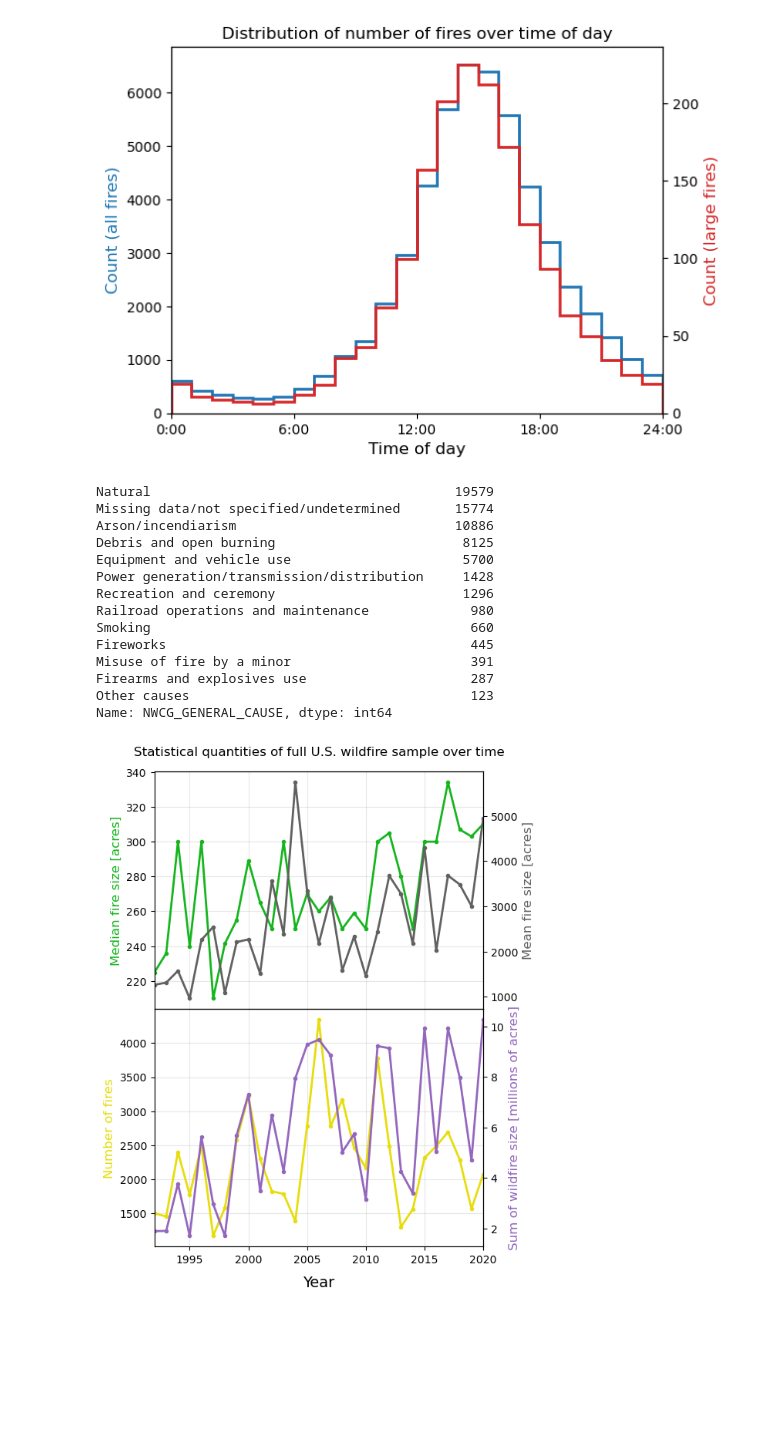
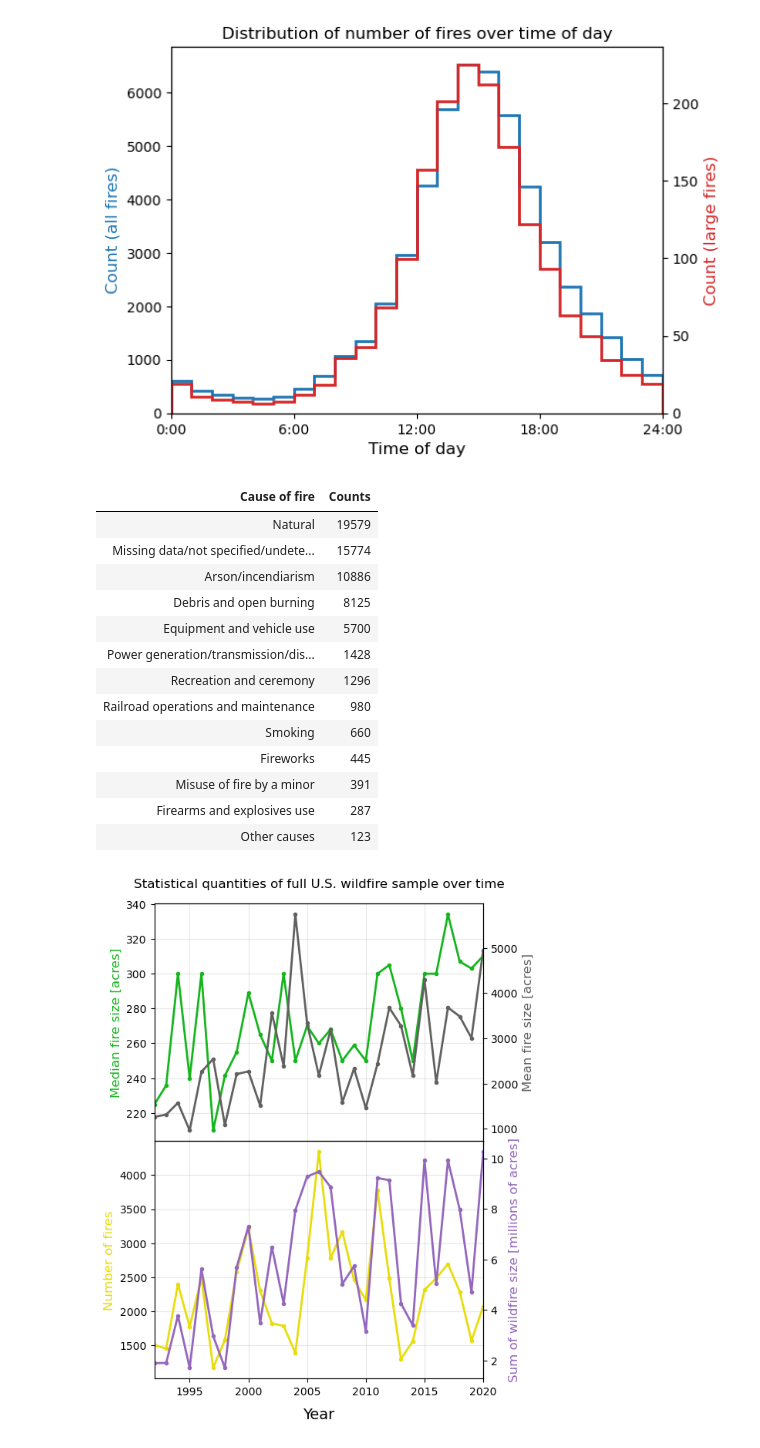
Before and after one commit to rucskajj/Data-Science-Projects, a Jupyter notebook: USWildfires00-20/US_Wildfires_Analysis.ipynb, the cells around one changed output. Saved outputs shown, nothing was run; the diff lists cells and outputs as text; code cells hidden in the pictures; blank space fills up the shorter version.

```diff
--- a/USWildfires00-20/US_Wildfires_Analysis.ipynb
+++ b/USWildfires00-20/US_Wildfires_Analysis.ipynb
@@ -100,23 +101,31 @@ ax.set_title('Distribution of number of fires over time of day')
 plt.show()
 # %% [output]
 [figure]
-# %%
-print(df_lrg['NWCG_GENERAL_CAUSE'].value_counts())
-# %% [output]
-Natural                                       19579
-Missing data/not specified/undetermined       15774
-Arson/incendiarism                            10886
-Debris and open burning                        8125
-Equipment and vehicle use                      5700
-Power generation/transmission/distribution     1428
-Recreation and ceremony                        1296
-Railroad operations and maintenance             980
-Smoking                                         660
-Fireworks                                       445
-Misuse of fire by a minor                       391
-Firearms and explosives use                     287
-Other causes                                    123
-Name: NWCG_GENERAL_CAUSE, dtype: int64
+# %%
+dfcausecounts = df_lrg['NWCG_GENERAL_CAUSE'].value_counts().to_frame()
+
+dfcausecounts.rename(columns={'NWCG_GENERAL_CAUSE': 'Counts'}, inplace=True)
+dfcausecounts['Cause of fire'] = dfcausecounts.index
+dfcausecounts = dfcausecounts[['Cause of fire','Counts']]
+
+styler = dfcausecounts.style
+styler = dfcausecounts.style
+styler.hide(axis="index")
+# %% [output]
+| Cause of fire | Counts |
+| Natural | 19579 |
+| Missing data/not specified/undete... | 15774 |
+| Arson/incendiarism | 10886 |
+| Debris and open burning | 8125 |
+| Equipment and vehicle use | 5700 |
+| Power generation/transmission/dis... | 1428 |
+| Recreation and ceremony | 1296 |
+| Railroad operations and maintenance | 980 |
+| Smoking | 660 |
+| Fireworks | 445 |
+| Misuse of fire by a minor | 391 |
+| Firearms and explosives use | 287 |
+| Other causes | 123 |
 # %%
 def compute_firesize_overtime(dataframe):
     #d = dataframe.loc[(dataframe['FIRE_SIZE'] >= 100), ['FIRE_YEAR','FIRE_SIZE','DISCOVERY_TIME']]
```
Also changed, not shown: parts of 3 cells of this notebook.
